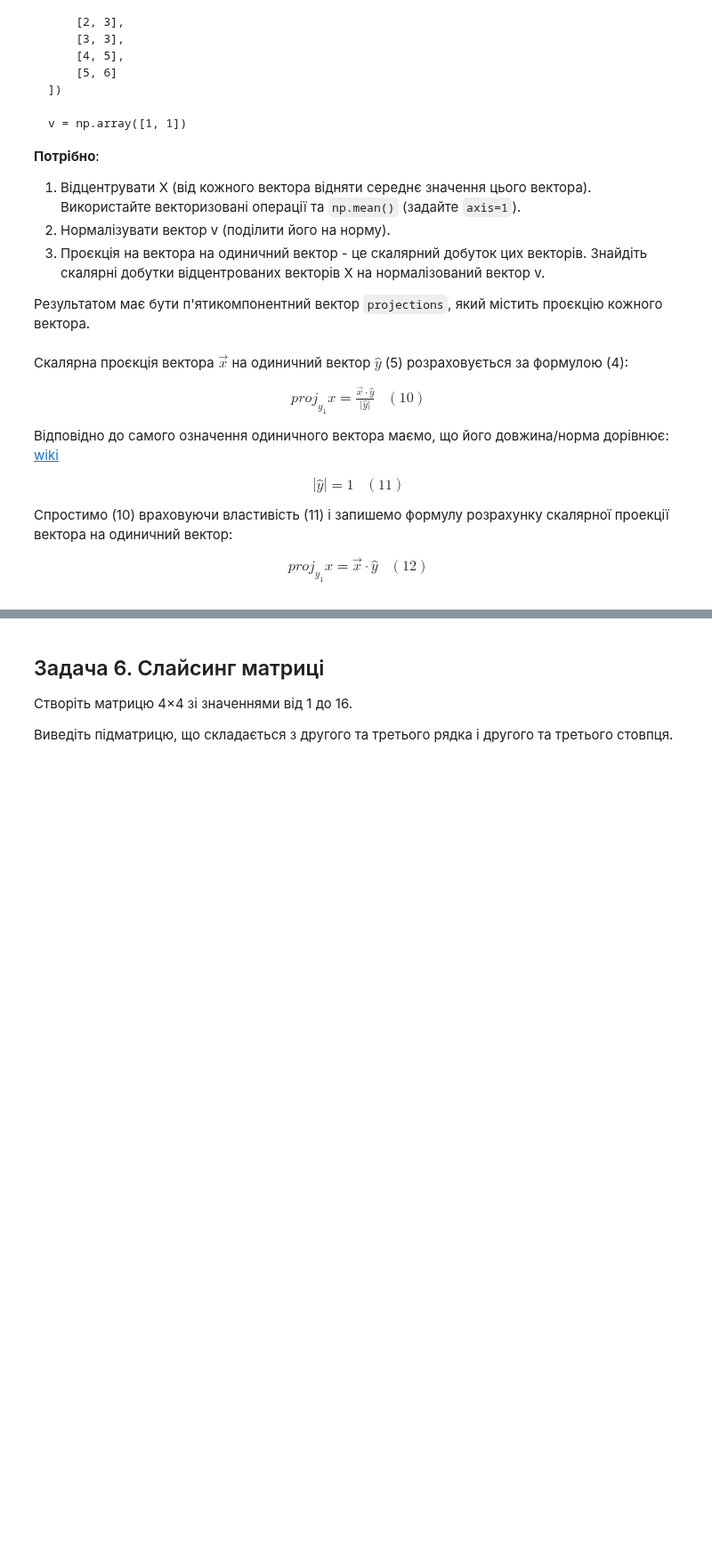
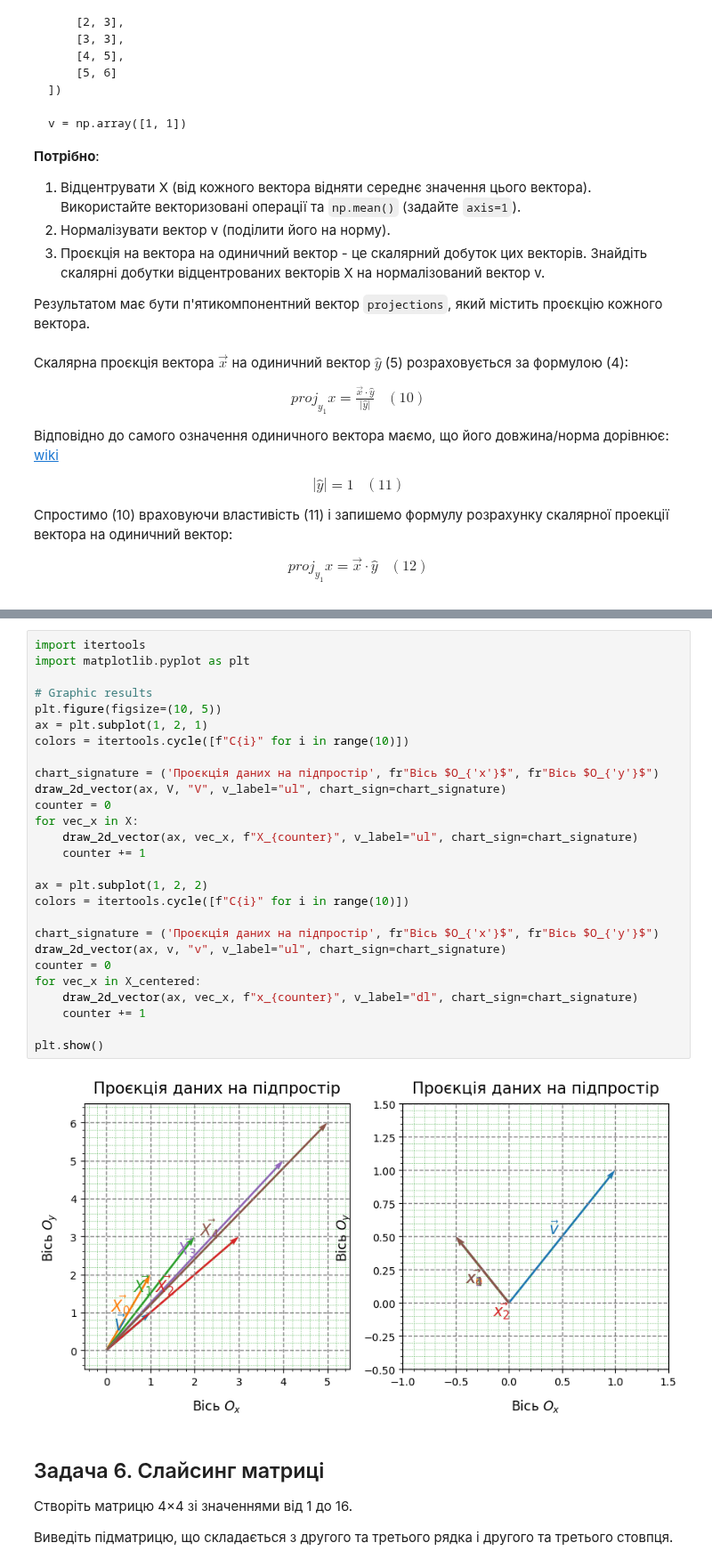
Before and after one commit to BogdanPinchuk/DataScience-PBY_HW4, a Jupyter notebook: Bohdan_Pinchuk_DS_HW4.ipynb, the cells around one changed output, grey strips where cells are left out. Shown at 89% size. Cells and saved outputs as stored; diff of their text form; blank space fills up the shorter version.

Commit message:
[Homework4] - added charts for the 5th task

```diff
--- a/Bohdan_Pinchuk_DS_HW4.ipynb
+++ b/Bohdan_Pinchuk_DS_HW4.ipynb
@@ -832,3 +833,32 @@ projections [0. 0. 0. 0. 0.]
+# %%
+import itertools
+import matplotlib.pyplot as plt
+
+# Graphic results
+plt.figure(figsize=(10, 5))
+ax = plt.subplot(1, 2, 1)
+colors = itertools.cycle([f"C{i}" for i in range(10)])
+
+chart_signature = ('Проєкція даних на підпростір', fr"Вісь $O_{'x'}$", fr"Вісь $O_{'y'}$")
+draw_2d_vector(ax, V, "V", v_label="ul", chart_sign=chart_signature)
+counter = 0
+for vec_x in X:
+    draw_2d_vector(ax, vec_x, f"X_{counter}", v_label="ul", chart_sign=chart_signature)
+    counter += 1
+
+ax = plt.subplot(1, 2, 2)
+colors = itertools.cycle([f"C{i}" for i in range(10)])
+
+chart_signature = ('Проєкція даних на підпростір', fr"Вісь $O_{'x'}$", fr"Вісь $O_{'y'}$")
+draw_2d_vector(ax, v, "v", v_label="ul", chart_sign=chart_signature)
+counter = 0
+for vec_x in X_centered:
+    draw_2d_vector(ax, vec_x, f"x_{counter}", v_label="dl", chart_sign=chart_signature)
+    counter += 1
+
+plt.show()
+# %% [output]
+[figure, added]
 # %% [markdown]
 ## Задача 6. Слайсинг матриці
 
```
Also changed, not shown: parts of 8 cells of this notebook.
